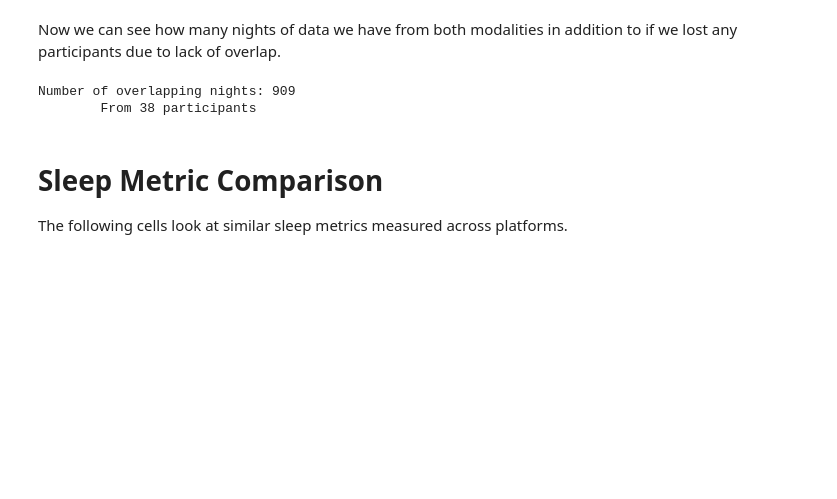
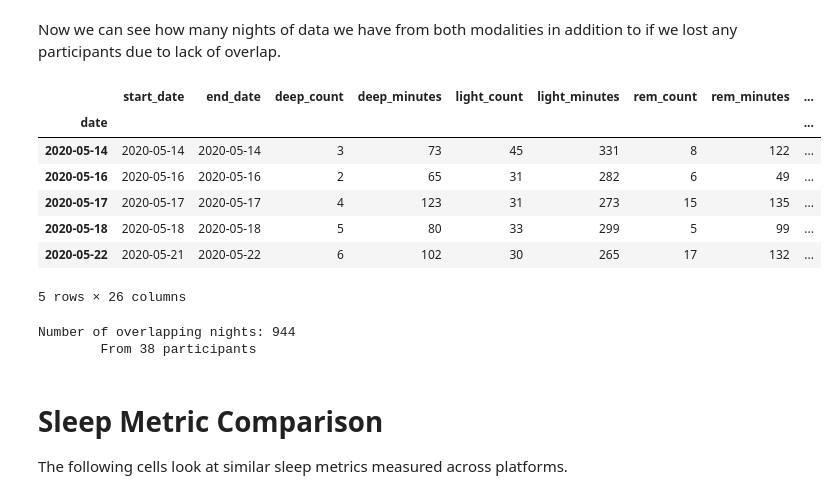
Before and after one commit to intelligent-environments-lab/utx000, a Jupyter notebook: notebooks/4.9.2-hef-fitbit_beiwe-sleep_comparisions.ipynb, the cells around one changed output. Cells and saved outputs as stored; diff of their text form; code cells hidden in the pictures; blank space fills up the shorter version.

```diff
--- a/notebooks/4.9.2-hef-fitbit_beiwe-sleep_comparisions.ipynb
+++ b/notebooks/4.9.2-hef-fitbit_beiwe-sleep_comparisions.ipynb
@@ -221,11 +219,23 @@ combined_sleep["tst_fb"] /= 3600000
 # %% [markdown]
 Now we can see how many nights of data we have from both modalities in addition to if we lost any participants due to lack of overlap.
+# %%
+combined_sleep = pd.read_csv("../data/processed/fitbit_beiwe-sleep_summary-ux_s20.csv",index_col=0)
+combined_sleep.head()
+# %% [output]
+|  | start_date | end_date | deep_count | deep_minutes | light_count | light_minutes | rem_count | rem_minutes | ... |
+| date |  |  |  |  |  |  |  |  | ... |
+| 2020-05-14 | 2020-05-14 | 2020-05-14 | 3 | 73 | 45 | 331 | 8 | 122 | ... |
+| 2020-05-16 | 2020-05-16 | 2020-05-16 | 2 | 65 | 31 | 282 | 6 | 49 | ... |
+| 2020-05-17 | 2020-05-17 | 2020-05-17 | 4 | 123 | 31 | 273 | 15 | 135 | ... |
+| 2020-05-18 | 2020-05-18 | 2020-05-18 | 5 | 80 | 33 | 299 | 5 | 99 | ... |
+| 2020-05-22 | 2020-05-21 | 2020-05-22 | 6 | 102 | 30 | 265 | 17 | 132 | ... |
+5 rows × 26 columns
 # %%
 print(f'Number of overlapping nights: {len(combined_sleep)}')
 n = len(combined_sleep['beiwe'].unique())
 print(f'\tFrom {n} participants')
 # %% [output]
-Number of overlapping nights: 909
+Number of overlapping nights: 944
         From 38 participants
 # %% [markdown]
 # Sleep Metric Comparison
```
Also changed, not shown: parts of 11 cells of this notebook.
